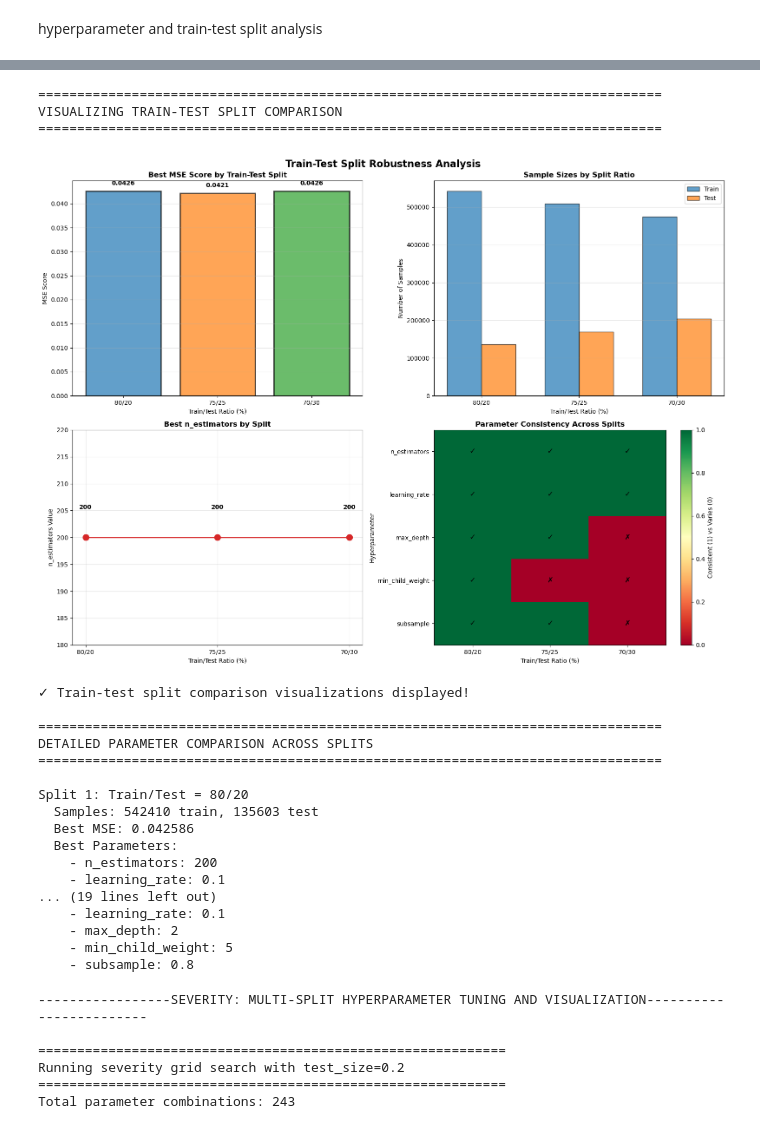
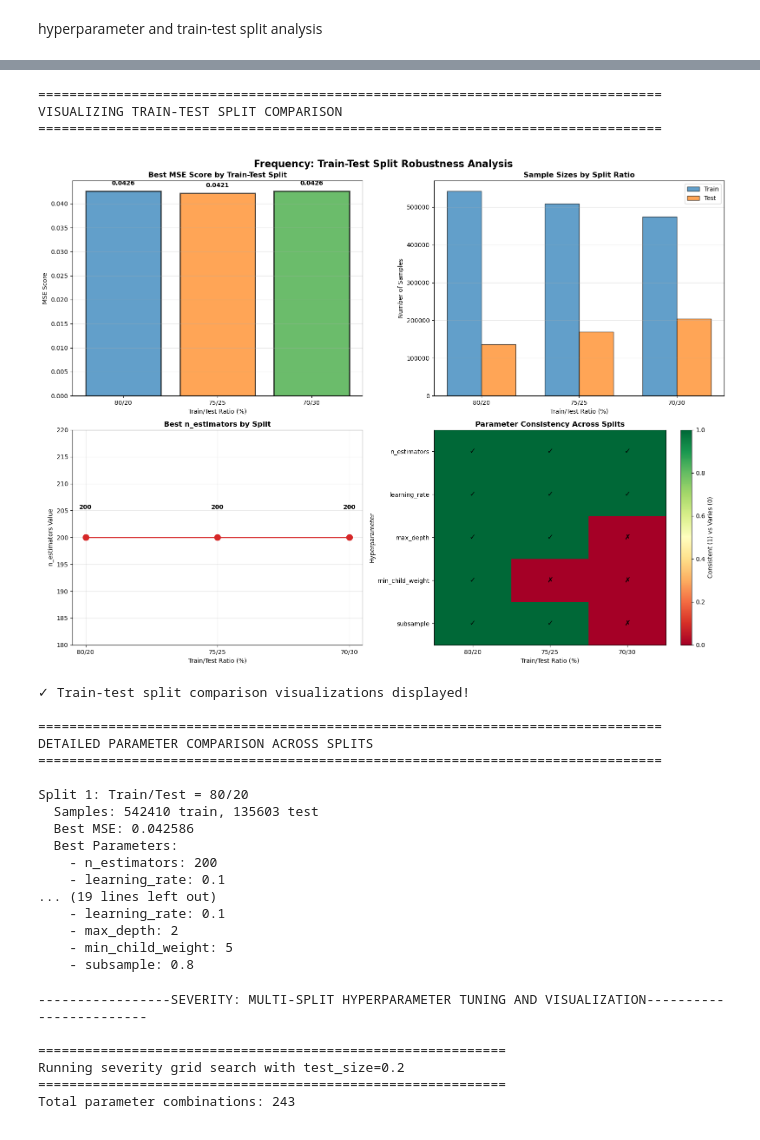
Before and after one commit to kyoutay/Pic-16b-project, a Jupyter notebook: model_notebook.ipynb, the cells around one changed output, grey strips where cells are left out. Drawn from its saved outputs; the diff is of its cells as text; code cells hidden in the pictures.

```diff
--- a/model_notebook.ipynb
+++ b/model_notebook.ipynb
@@ -463,7 +463,7 @@ print("VISUALIZING TRAIN-TEST SPLIT COMPARISON")
 print("=" * 80)
 
 fig, axes = plt.subplots(2, 2, figsize=(16, 12))
-fig.suptitle('Train-Test Split Robustness Analysis', fontsize=16, fontweight='bold')
+fig.suptitle('Frequency: Train-Test Split Robustness Analysis', fontsize=16, fontweight='bold')
 
 # 1. MSE Performance across different splits
 split_labels = [f"{int(r['train_size']*100)}/{int(r['test_size']*100)}" for r in split_results]
@@ -527,34 +527,34 @@ axes[1, 1].set_yticklabels(param_names)
 # Add text annotations
 for i in range(len(param_names)):
     for j in range(len(split_labels)):
         value = stability_df.iloc[i, j]
         text = axes[1, 1].text(j, i, '✓' if value else '✗',
                                ha="center", va="center", color="black", fontweight='bold', fontsize=12)
 
 plt.colorbar(im, ax=axes[1, 1], label='Consistent (1) vs Varies (0)')
 plt.tight_layout()
 plt.show()
 
 print("✓ Train-test split comparison visualizations displayed!")
 
 # Additional detailed comparison table
 print("\n" + "=" * 80)
 print("DETAILED PARAMETER COMPARISON ACROSS SPLITS")
 print("=" * 80)
 
 for i, split_result in enumerate(split_results):
     split_ratio = f"{int(split_result['train_size']*100)}/{int(split_result['test_size']*100)}"
     print(f"\nSplit {i+1}: Train/Test = {split_ratio}")
     print(f"  Samples: {split_result['n_train']} train, {split_result['n_test']} test")
     print(f"  Best MSE: {split_result['best_mse']:.6f}")
     print(f"  Best Parameters:")
     for param, value in split_result['best_params'].items():
         print(f"    - {param}: {value}")
 # %% [output]
 ================================================================================
 VISUALIZING TRAIN-TEST SPLIT COMPARISON
 ================================================================================
-[figure, old version]
+[figure, new version]
 ✓ Train-test split comparison visualizations displayed!
 
 ================================================================================
```
Also changed, not shown: parts of 3 cells of this notebook, 2 other files.
